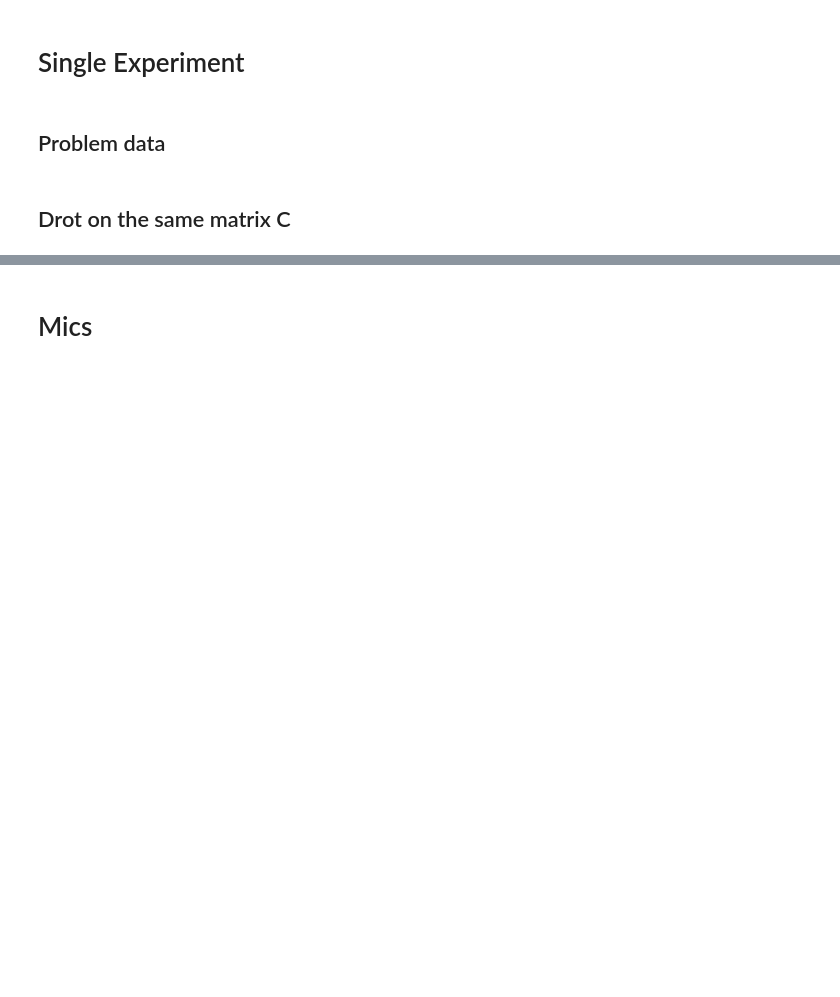
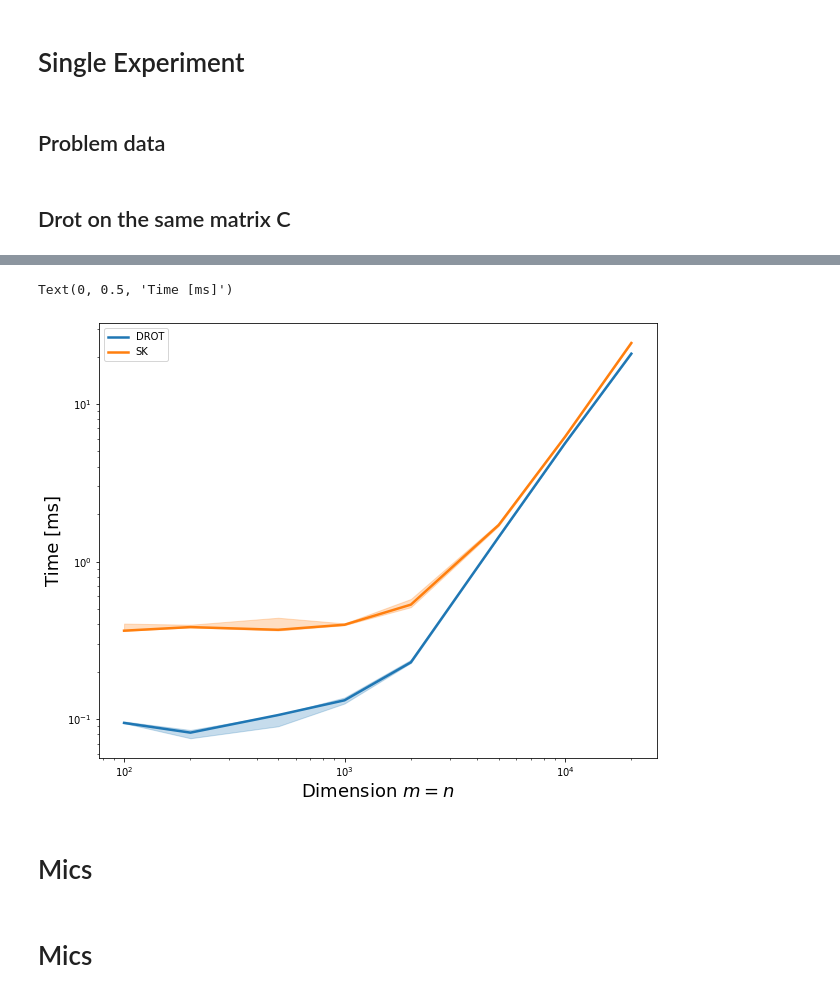
Before and after one commit to vienmai/drot, a Jupyter notebook: examples/notebook.ipynb, the cells around one changed output, grey strips where cells are left out. Cells and saved outputs as stored; diff of their text form; code cells hidden in the pictures; blank space fills up the shorter version.

```diff
--- a/examples/notebook.ipynb
+++ b/examples/notebook.ipynb
@@ -175,9 +152,9 @@ def profile(dir, accuracies, optvals, labels, colors):
 
     return fig
 # %%
-m, n = 500, 500
+m, n = 512, 512
 max_iters = 1000
 accuracies = np.logspace(-4.5, -1, num=15)
 skregs = np.array([1e-4, 1e-3, 5e-3, 1e-2, 5e-2, 1e-1])
 
-file_name, optvals = multi_experiment(m, n, max_iters, accuracies, skregs, alpha=2, ntests=50)
+file_name, optvals = multi_experiment(m, n, max_iters, accuracies, skregs, alpha=2, ntests=100)
@@ -370,2 +219,29 @@ def to_np(*args):
+# %%
+# Remember to run ./bin/runtime before executing this cell
+
+dims = [100, 200, 500, 1000, 2000, 5000, 10000, 20000]
+labels = ['DROT', 'SK']
+colors = ['C0', 'C1']
+
+times = loadruntime(dims, ntests=10) / 100
+sktimes = np.load('output/sinkhorn_runtime.npy') * 1000 / 100
+
+fig = plt.figure(figsize=(10, 8))
+plt.plot(dims, np.median(times, axis=1), color=colors[0], label=labels[0], linewidth=2.5)
+plt.plot(dims, np.median(sktimes, axis=1), color=colors[1], label=labels[1], linewidth=2.5)
+plt.fill_between(dims, np.quantile(times, 0.95, axis=1), np.quantile(times, 0.05, axis=1), color=colors[0], alpha=.25)
+plt.fill_between(dims, np.quantile(sktimes, 0.95, axis=1), np.quantile(sktimes, 0.05, axis=1), color=colors[1], alpha=.25)
+
+plt.yscale('log')
+plt.xscale('log')
+plt.legend()
+plt.xlabel(r'Dimension $m=n$', fontsize=18)
+plt.ylabel("Time [ms]", fontsize=18)
+
+# fig.tight_layout()
+# fig.savefig('figures/runtime.eps', format='eps')
+# %% [output]
+Text(0, 0.5, 'Time [ms]')
+[figure, added]
 # %% [markdown]
 # Mics
@@ -371,0 +432,2 @@ def to_np(*args):
+# %% [markdown]
+# Mics
```
Also changed, not shown: parts of 22 cells of this notebook, 4 other files.
